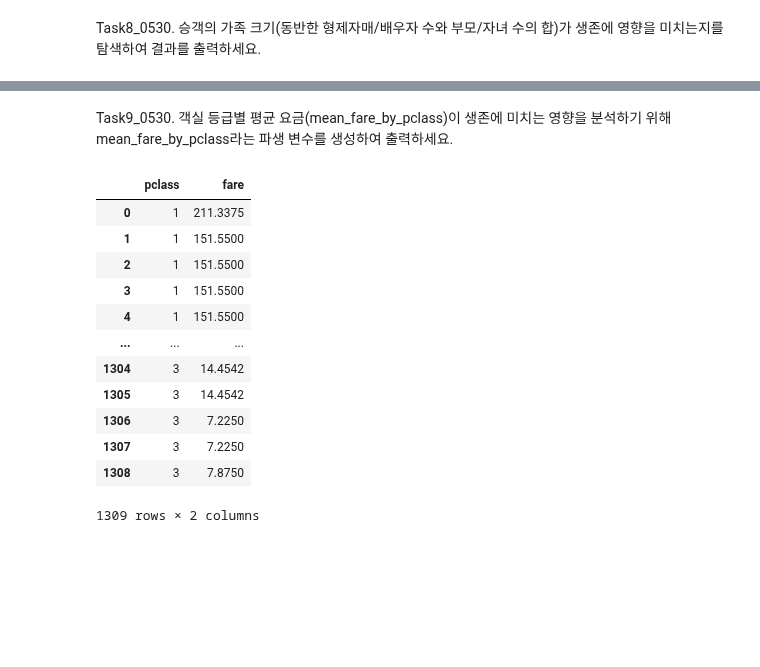
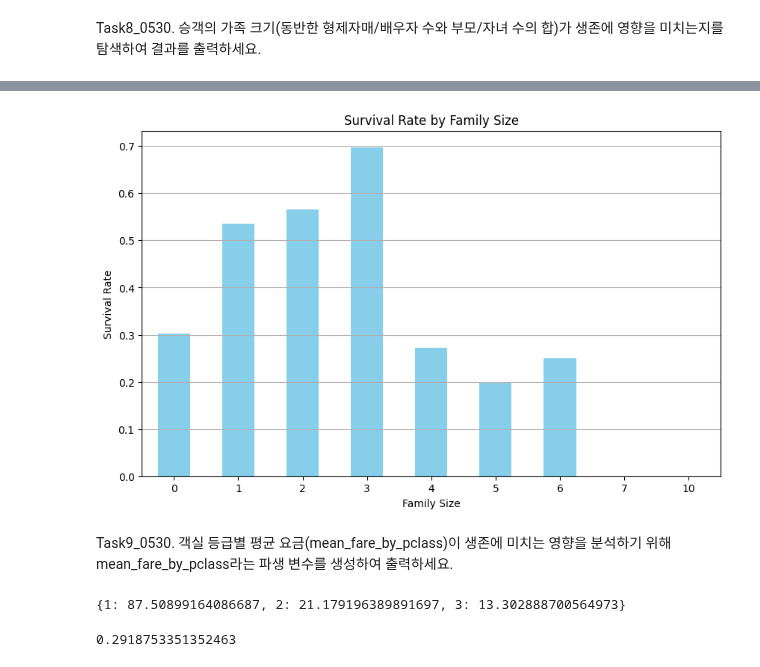
Before and after one commit to Kimhang-KDT/kita_2404, a Jupyter notebook: m3_분석 라이브러리/m3_20240530_Task.ipynb, the cells around one changed output, grey strips where cells are left out. Saved outputs shown, nothing was run; the diff lists cells and outputs as text; code cells hidden in the pictures; blank space fills up the shorter version.

```diff
--- a/m3_분석 라이브러리/m3_20240530_Task.ipynb
+++ b/m3_분석 라이브러리/m3_20240530_Task.ipynb
@@ -231,18 +231,36 @@ Name: survived, dtype: float64
+# %%
+import matplotlib.pyplot as plt
+
+# 가족 크기별 생존율 계산
+family_survival_rate = df1.groupby('family')['survived'].mean()
+
+# 그래프 그리기
+plt.figure(figsize=(10, 6))
+family_survival_rate.plot(kind='bar', color='skyblue')
+plt.title('Survival Rate by Family Size')
+plt.xlabel('Family Size')
+plt.ylabel('Survival Rate')
+plt.xticks(rotation=0)
+plt.grid(axis='y')
+
+plt.show()
+# %% [output]
+[figure, added]
 # %% [markdown]
 Task9_0530. 객실 등급별 평균 요금(mean_fare_by_pclass)이 생존에 미치는 영향을 분석하기 위해 mean_fare_by_pclass라는 파생 변수를 생성하여 출력하세요.
 # %%
-df[['pclass', 'fare']]
+df[['pclass', 'fare']].head()
-# %% [output]
-|  | pclass | fare |
-| 0 | 1 | 211.3375 |
-| 1 | 1 | 151.5500 |
-| 2 | 1 | 151.5500 |
-| 3 | 1 | 151.5500 |
-| 4 | 1 | 151.5500 |
-| ... | ... | ... |
-| 1304 | 3 | 14.4542 |
-| 1305 | 3 | 14.4542 |
-| 1306 | 3 | 7.2250 |
-| 1307 | 3 | 7.2250 |
-| 1308 | 3 | 7.8750 |
-1309 rows × 2 columns
+# %%
+# 객실 등급별 평균 요금 계산하여 dict형태로 변환
+mean_fare_by_pclass = df.groupby('pclass').fare.mean().to_dict()
+print(mean_fare_by_pclass, '\n') # 1:평균요금, 2:평균요금, 3:평균요금
+# 객실 등급별 평균 요금 파생 변수 생성
+df['mean_fare_by_pclass'] = df.pclass.map(mean_fare_by_pclass) # plcass 1,2,3별 평균요금 매칭
+
+df[['pclass','fare','mean_fare_by_pclass']].head()
+
+corr = df[['mean_fare_by_pclass', 'survived']].corr().iloc[0,1]
+corr
+# %% [output]
+{1: 87.50899164086687, 2: 21.179196389891697, 3: 13.302888700564973}
+0.2918753351352463
```
Also changed, not shown: parts of 8 cells of this notebook.
